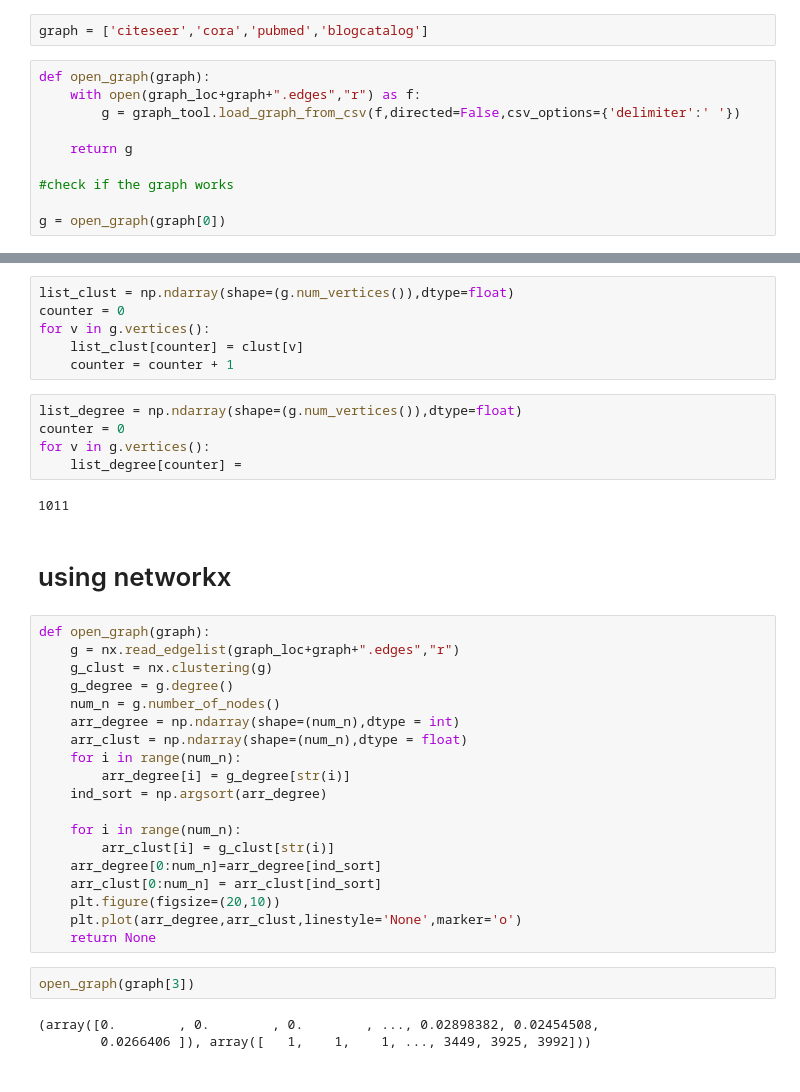
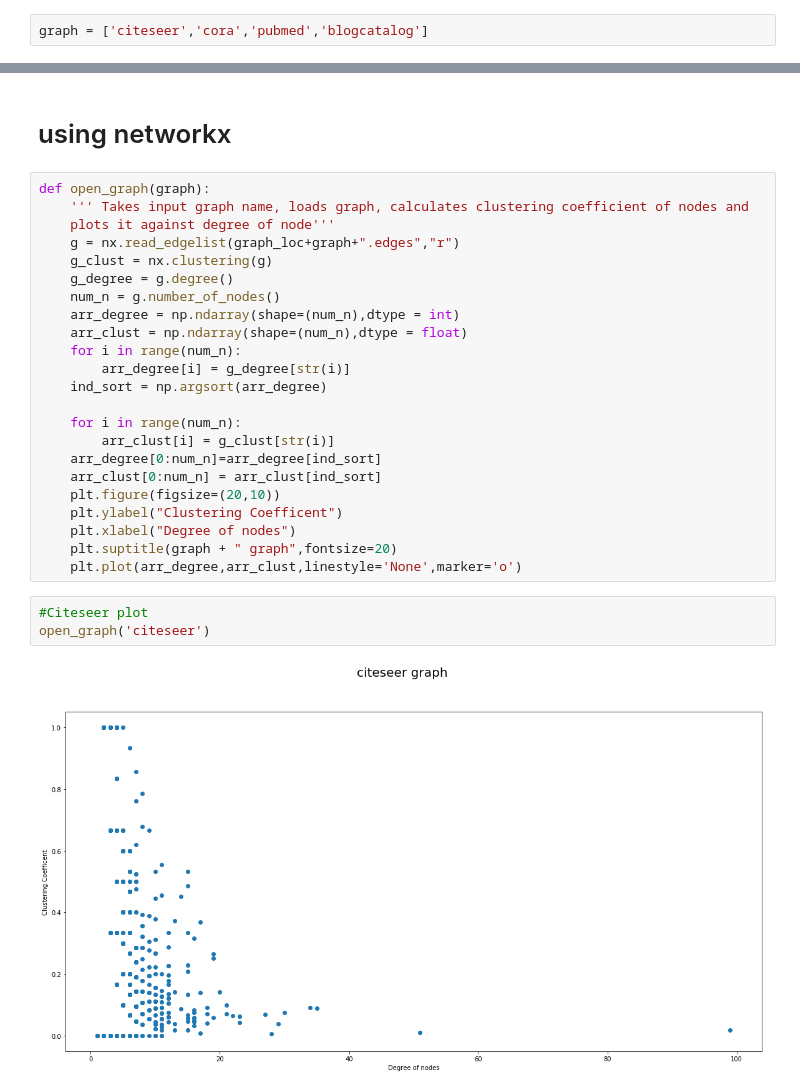
Before and after one commit to sunilkmaurya/graph_hierarchy, a Jupyter notebook: Hierarchy analysis.ipynb, the cells around one changed output, grey strips where cells are left out. Cells and saved outputs as stored; diff of their text form.

Commit message:
plot

```diff
--- a/Hierarchy analysis.ipynb
+++ b/Hierarchy analysis.ipynb
@@ -9,13 +9,3 @@ import matplotlib.pyplot as plt
 graph_loc = "data/"
 # %%
 graph = ['citeseer','cora','pubmed','blogcatalog']
-# %%
-def open_graph(graph):
-    with open(graph_loc+graph+".edges","r") as f:
-        g = graph_tool.load_graph_from_csv(f,directed=False,csv_options={'delimiter':' '})
-
-    return g
-
-#check if the graph works
-
-g = open_graph(graph[0])
@@ -24,20 +12,9 @@ clust = graph_tool.clustering.local_clustering(g)
-# %%
-list_clust = np.ndarray(shape=(g.num_vertices()),dtype=float)
-counter = 0
-for v in g.vertices():
-    list_clust[counter] = clust[v]
-    counter = counter + 1
-# %%
-list_degree = np.ndarray(shape=(g.num_vertices()),dtype=float)
-counter = 0
-for v in g.vertices():
-    list_degree[counter] =
-# %% [output]
-1011
 # %% [markdown]
 # using networkx
 # %%
 def open_graph(graph):
+    ''' Takes input graph name, loads graph, calculates clustering coefficient of nodes and
+    plots it against degree of node'''
     g = nx.read_edgelist(graph_loc+graph+".edges","r")
     g_clust = nx.clustering(g)
     g_degree = g.degree()
@@ -53,10 +30,12 @@ def open_graph(graph):
     arr_degree[0:num_n]=arr_degree[ind_sort]
     arr_clust[0:num_n] = arr_clust[ind_sort]
     plt.figure(figsize=(20,10))
+    plt.ylabel("Clustering Coefficent")
+    plt.xlabel("Degree of nodes")
+    plt.suptitle(graph + " graph",fontsize=20)
     plt.plot(arr_degree,arr_clust,linestyle='None',marker='o')
-    return None
-# %%
-open_graph(graph[3])
-# %% [output]
-(array([0.        , 0.        , 0.        , ..., 0.02898382, 0.02454508,
-        0.0266406 ]), array([   1,    1,    1, ..., 3449, 3925, 3992]))
+# %%
+#Citeseer plot
+open_graph('citeseer')
+# %% [output]
+[figure, added]
```
Also changed, not shown: parts of 5 cells of this notebook, 1 other file.
